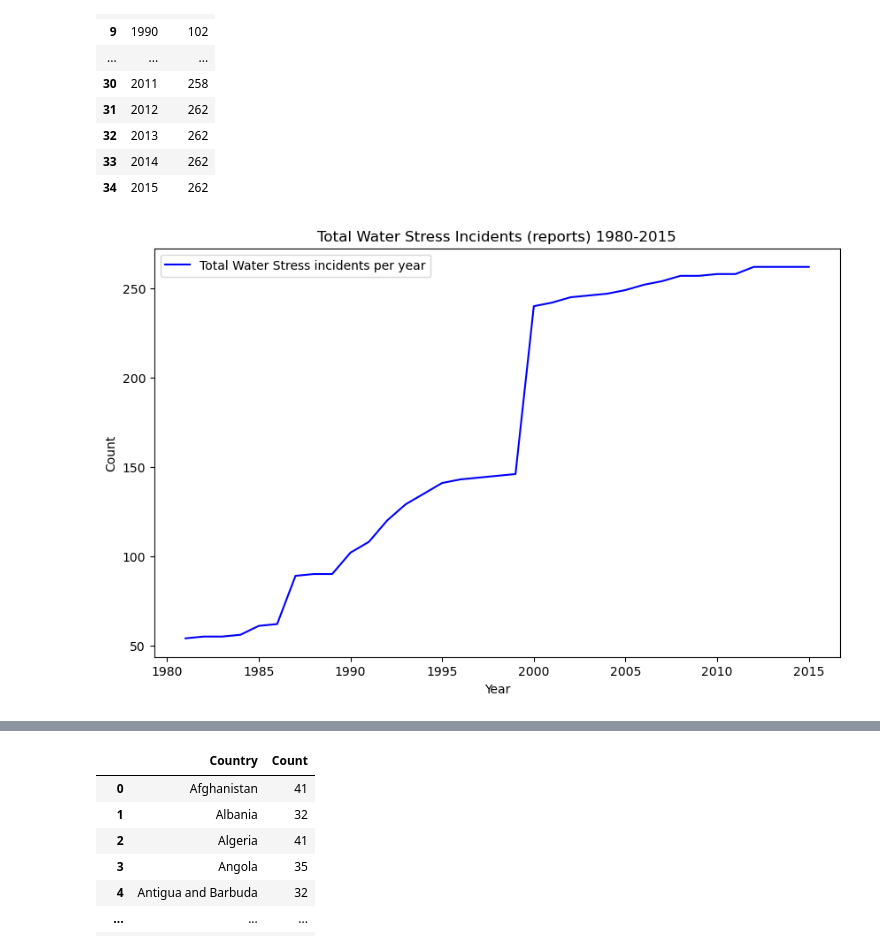
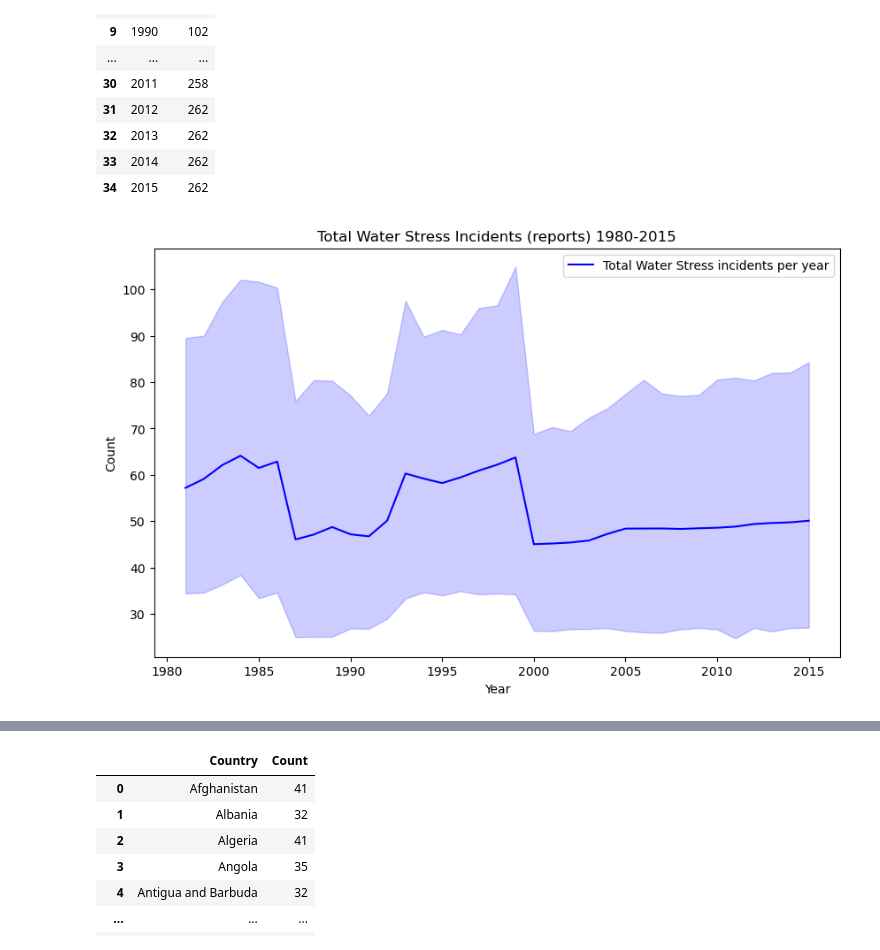
Before and after one commit to jcbritton/Project1_Team2_repo, a Jupyter notebook: smith_draft_code.ipynb, the cells around one changed output, grey strips where cells are left out. Saved outputs shown, nothing was run; the diff lists cells and outputs as text; code cells hidden in the pictures.

```diff
--- a/smith_draft_code.ipynb
+++ b/smith_draft_code.ipynb
@@ -148,11 +149,11 @@ water_stress_per_year_df
 | 34 | 2015 | 262 |
 # %%
 plt.figure(figsize=(10, 6))
-sns.lineplot(data=water_stress_per_year_df, x='Year', y='Count', label='Total Water Stress incidents per year', color="blue")
+sns.lineplot(data=water_year_df, x='Year', y='Value', label='Total Water Stress incidents per year', color="blue")
 plt.title('Total Water Stress Incidents (reports) 1980-2015')
 plt.xlabel('Year')
 plt.ylabel('Count')
 plt.legend()
 plt.show()
 # %% [output]
-[figure, old version]
+[figure, new version]
```
Also changed, not shown: parts of 18 cells of this notebook, 8 other files.
